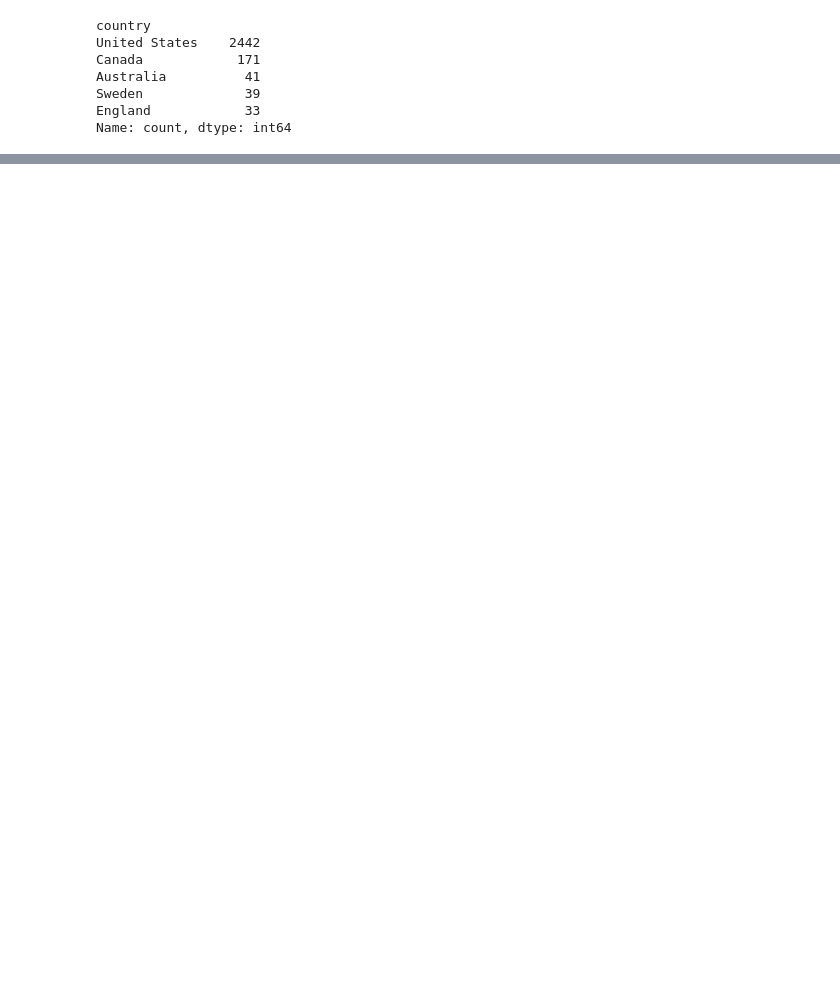
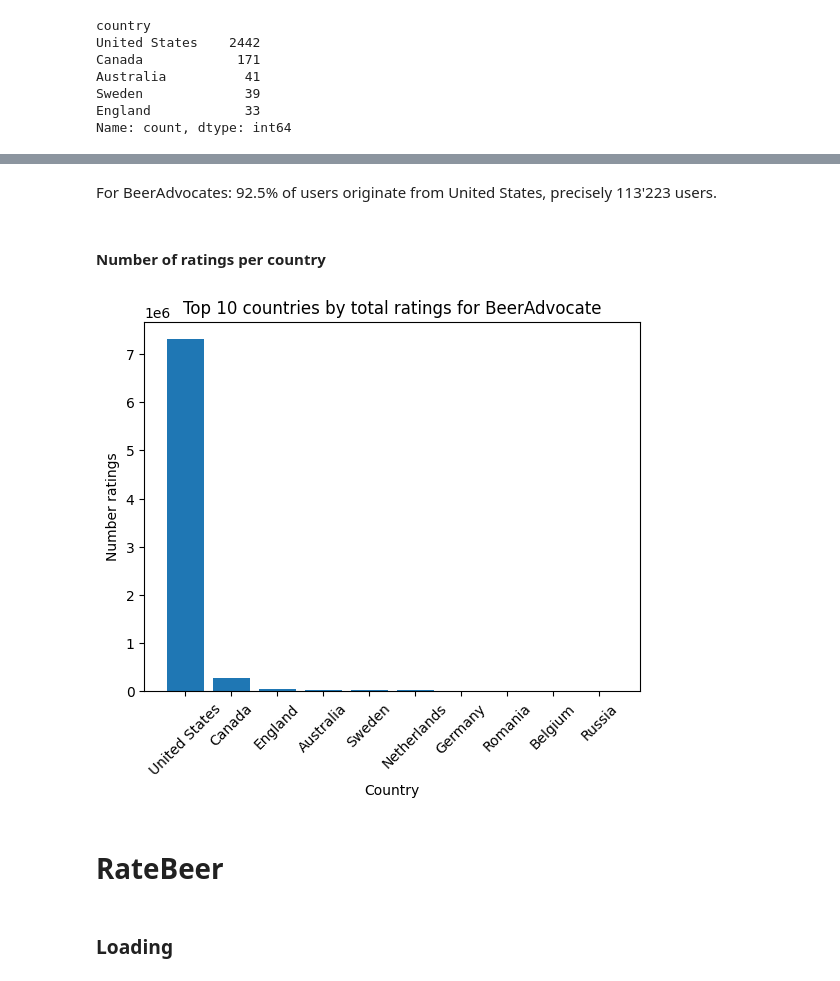
Before and after one commit to epfl-ada/ada-2024-project-databrewers, a Jupyter notebook: pauline.ipynb, the cells around one changed output, grey strips where cells are left out. Saved outputs shown, nothing was run; the diff lists cells and outputs as text; code cells hidden in the pictures; blank space fills up the shorter version.

```diff
--- a/pauline.ipynb
+++ b/pauline.ipynb
@@ -141,0 +218,27 @@ plt.show()
+# %% [markdown]
+For BeerAdvocates: 92.5% of users originate from United States, precisely 113'223 users.
+# %% [markdown]
+#### Number of ratings per country
+# %%
+# Convert number of ratings values in numeric
+users_ba['nbr_ratings'] = pd.to_numeric(users_ba['nbr_ratings'], errors='coerce')
+
+# Regroup the number of ratings by countries
+country_ratings = users_ba.groupby('country')['nbr_ratings'].sum().reset_index()
+
+# Get the top 10 countries
+top_countries = country_ratings.nlargest(10, 'nbr_ratings')
+
+# Bar plot
+plt.bar(top_countries['country'], top_countries['nbr_ratings'])
+plt.xlabel('Country')
+plt.ylabel('Number ratings')
+plt.title('Top 10 countries by total ratings for BeerAdvocate')
+plt.xticks(rotation=45)
+plt.show()
+# %% [output]
+[figure, added]
+# %% [markdown]
+# RateBeer
+# %% [markdown]
+### Loading
```
Also changed, not shown: parts of 35 cells of this notebook.
